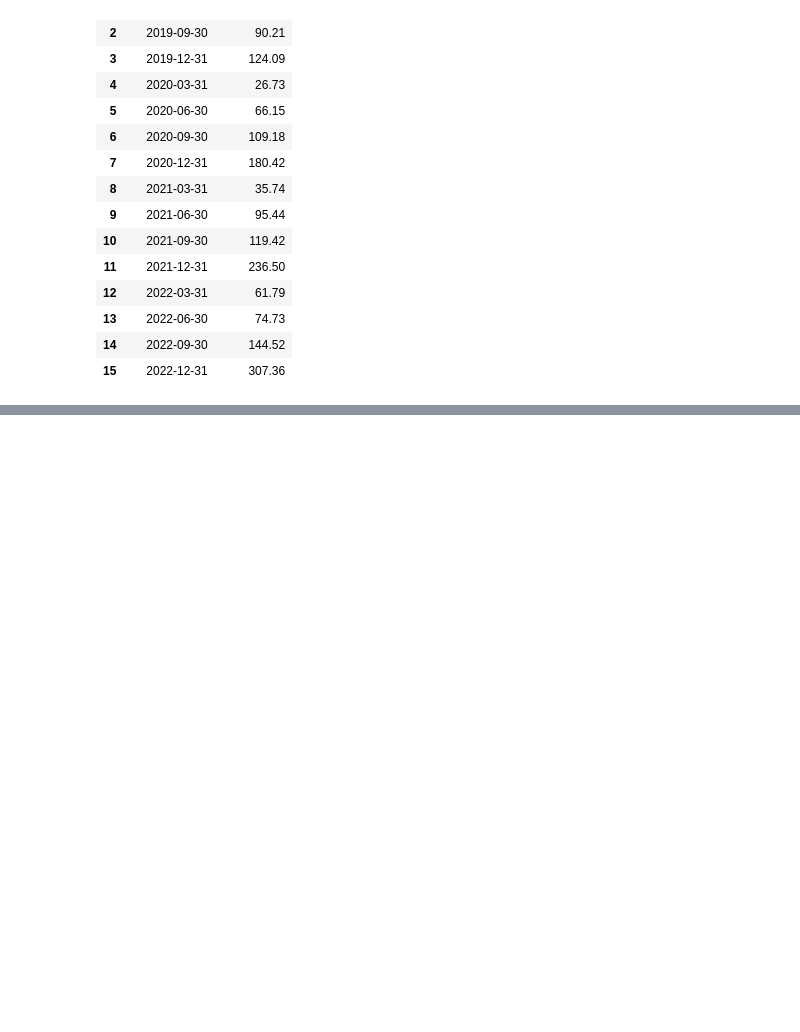
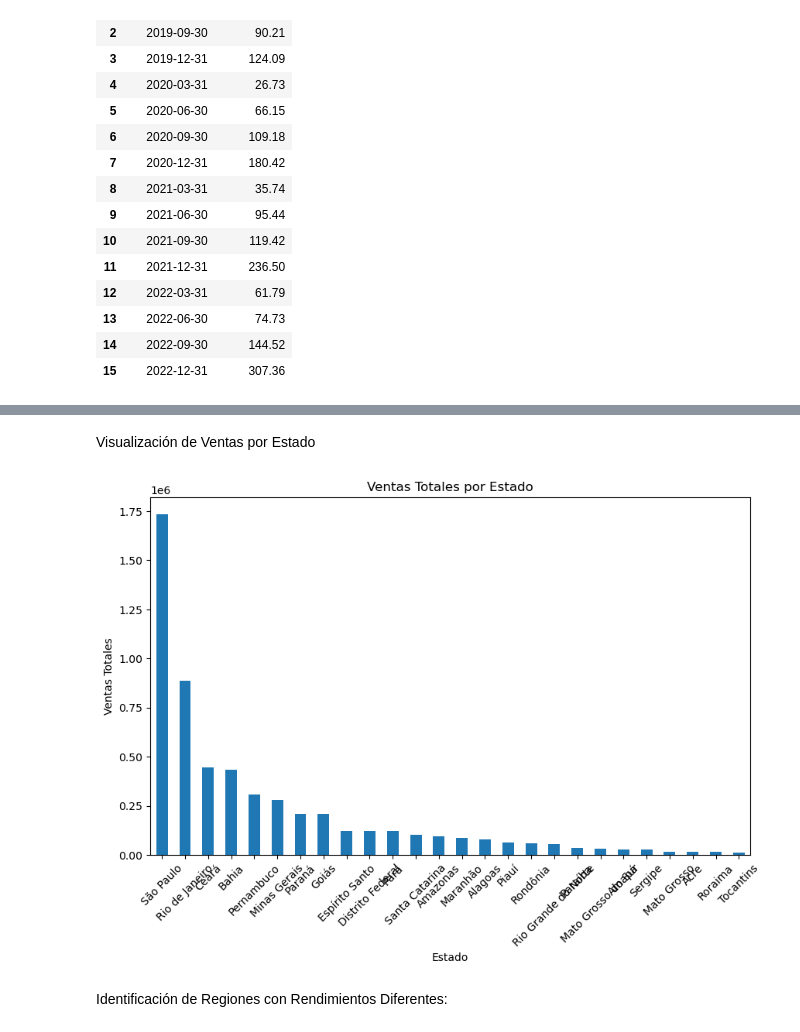
Before and after one commit to gabrielcz6/supermarketsalesanalysis, a Jupyter notebook: supermarketanalisis.ipynb, the cells around one changed output, grey strips where cells are left out. Saved outputs shown, nothing was run; the diff lists cells and outputs as text; code cells hidden in the pictures; blank space fills up the shorter version.

```diff
--- a/supermarketanalisis.ipynb
+++ b/supermarketanalisis.ipynb
@@ -412,0 +515,8 @@ See the caveats in the documentation: https://pandas.pydata.org/pandas-docs/stab
+# %%
+def analisis_ventas_por_estado(df_ventas):
+    ventas_por_estado = df_ventas.groupby('estado')['total_venta'].sum().sort_values(ascending=False)
+    return ventas_por_estado
+
+ventas_estado = analisis_ventas_por_estado(df_ventas_limpio)
+print("Ventas Totales por Estado:")
+print(ventas_estado)
@@ -412,0 +566,19 @@ See the caveats in the documentation: https://pandas.pydata.org/pandas-docs/stab
+# %% [markdown]
+Visualización de Ventas por Estado
+# %%
+import matplotlib.pyplot as plt
+
+def visualizar_ventas_por_estado(ventas_estado):
+    plt.figure(figsize=(10, 6))
+    ventas_estado.plot(kind='bar')
+    plt.title('Ventas Totales por Estado')
+    plt.xlabel('Estado')
+    plt.ylabel('Ventas Totales')
+    plt.xticks(rotation=45)
+    plt.show()
+
+visualizar_ventas_por_estado(ventas_estado)
+# %% [output]
+[figure, added]
+# %% [markdown]
+Identificación de Regiones con Rendimientos Diferentes:
```
Also changed, not shown: parts of 26 cells of this notebook.
